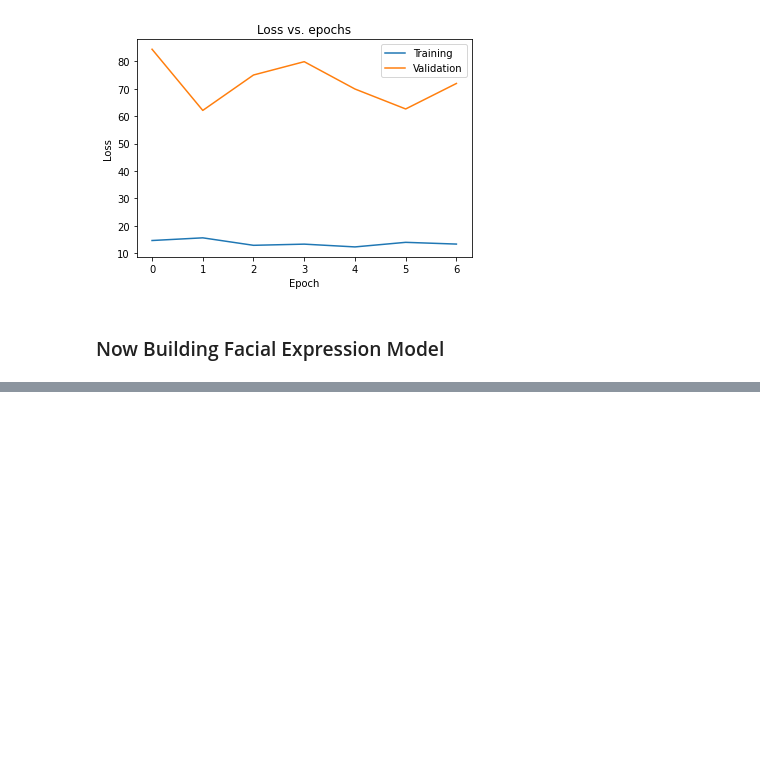
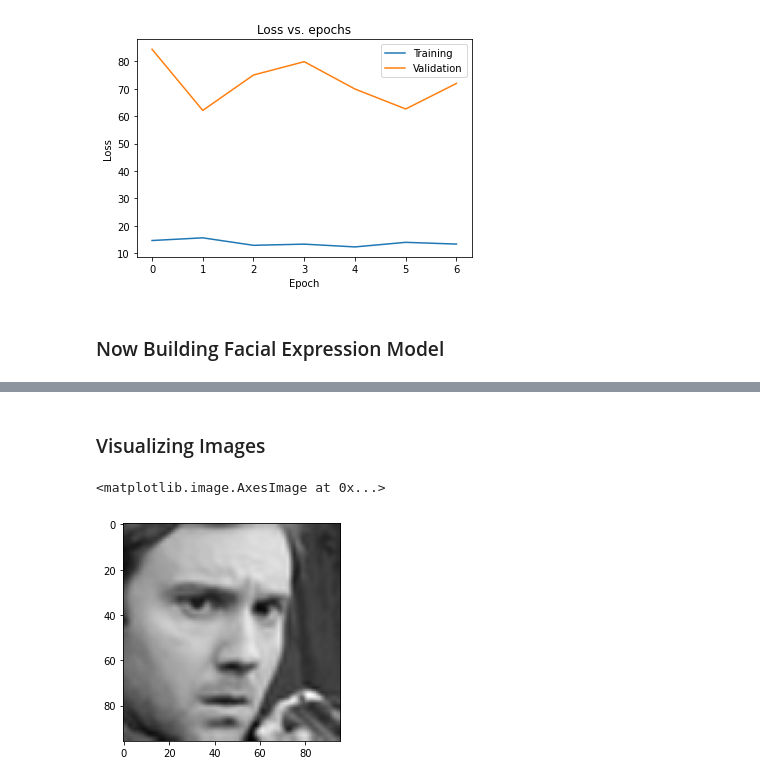
Before and after one commit to Satwikram/Emotion-AI, a Jupyter notebook: Emotion AI.ipynb, the cells around one changed output, grey strips where cells are left out. Cells and saved outputs as stored; diff of their text form; code cells hidden in the pictures; blank space fills up the shorter version.

Commit message:
Training Facial Expression

```diff
--- a/Emotion AI.ipynb
+++ b/Emotion AI.ipynb
@@ -603,0 +668,3 @@ plt.show()
+# %%
+def string2array(x):
+  return np.array(x.split(' ')).reshape(48, 48, 1).astype('float32')
@@ -603,0 +673,9 @@ plt.show()
+# %%
+def resize(x):
+
+  img = x.reshape(48, 48)
+  return cv2.resize(img, dsize=(96, 96), interpolation = cv2.INTER_CUBIC)
+# %%
+facialexpression_df[' pixels'] = facialexpression_df[' pixels'].apply(lambda x: string2array(x))
+# %%
+facialexpression_df[' pixels'] = facialexpression_df[' pixels'].apply(lambda x: resize(x))
@@ -603,0 +693,7 @@ plt.show()
+# %% [markdown]
+### Visualizing Images
+# %%
+plt.imshow(facialexpression_df[' pixels'][0], cmap = 'gray')
+# %% [output]
+<matplotlib.image.AxesImage at 0x...>
+[figure, added]
```
Also changed, not shown: parts of 40 cells of this notebook.
